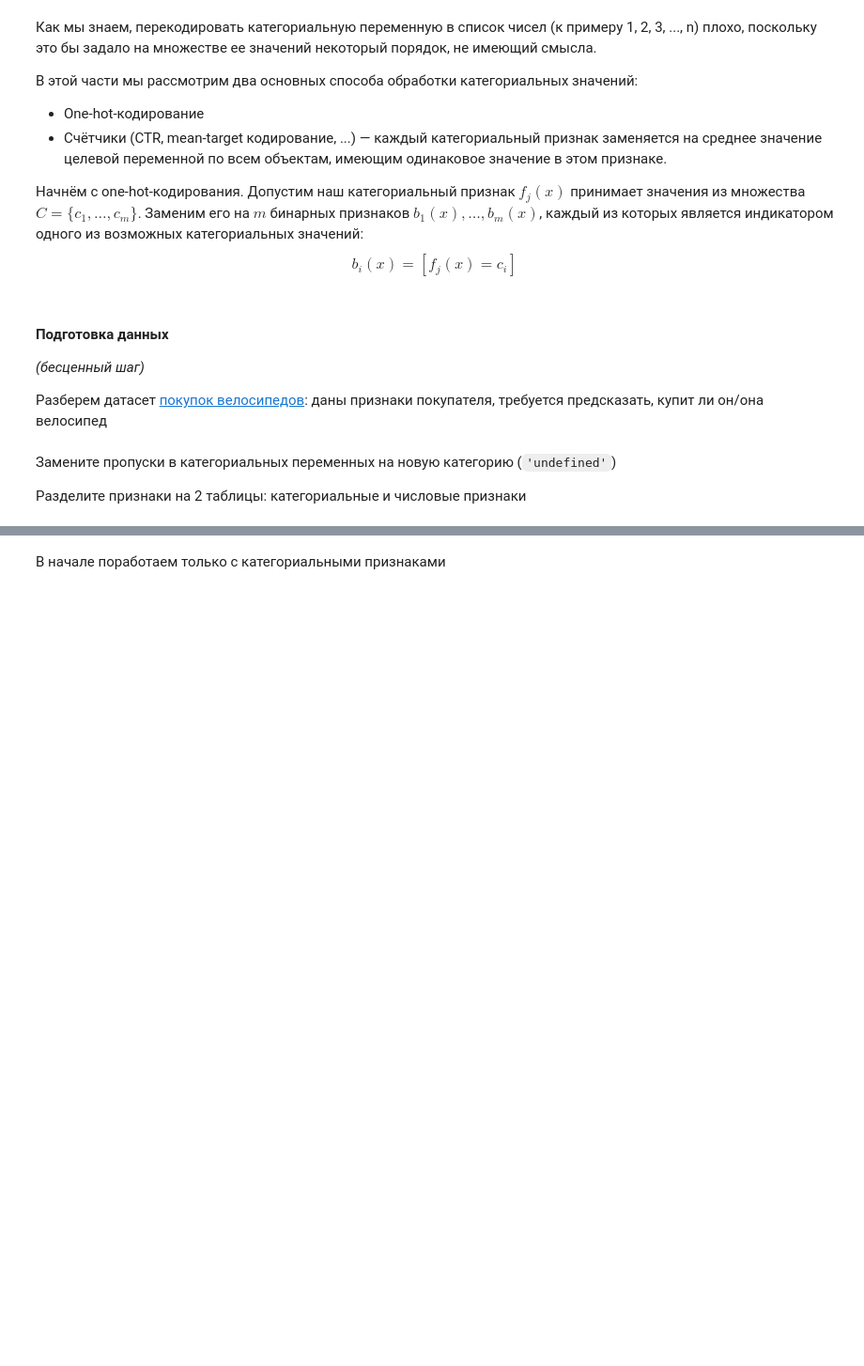
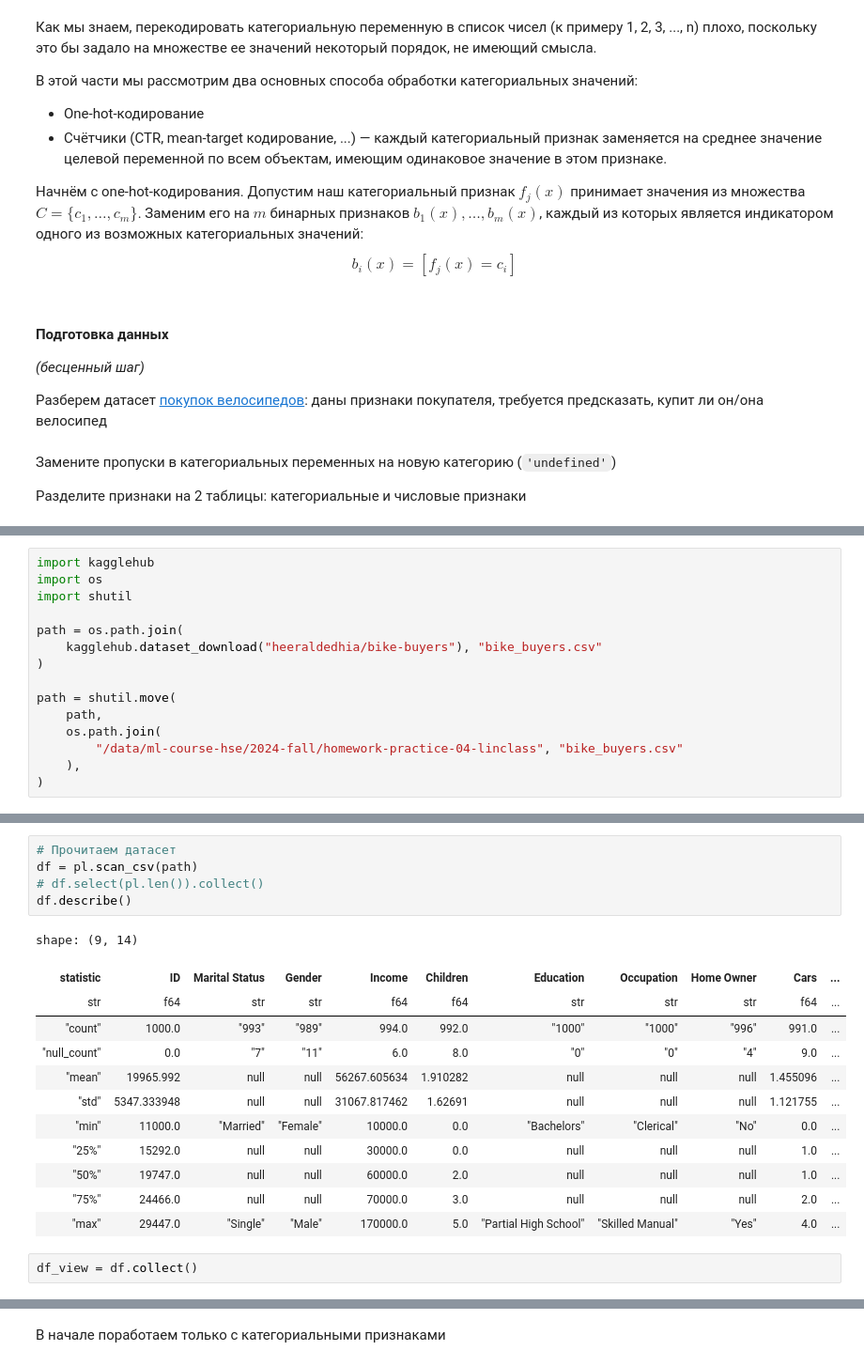
Before and after one commit to Flomastruk/ml-course-hse, a Jupyter notebook: 2024-fall/homework-practice/homework_practice_04_linclass_sol.ipynb, the cells around one changed output, grey strips where cells are left out. Shown: that part at 94% size. Drawn from its saved outputs; the diff is of its cells as text; blank space fills up the shorter version.

Commit message:
Continue homework_practice_04_linclass

```diff
--- a/2024-fall/homework-practice/homework_practice_04_linclass_sol.ipynb
+++ b/2024-fall/homework-practice/homework_practice_04_linclass_sol.ipynb
@@ -602,0 +516,15 @@ X_categorical = # your code here
+# %%
+import kagglehub
+import os
+import shutil
+
+path = os.path.join(
+    kagglehub.dataset_download("heeraldedhia/bike-buyers"), "bike_buyers.csv"
+)
+
+path = shutil.move(
+    path,
+    os.path.join(
+        "/data/ml-course-hse/2024-fall/homework-practice-04-linclass", "bike_buyers.csv"
+    ),
+)
@@ -602,0 +534,20 @@ X_categorical = # your code here
+# %%
+# Прочитаем датасет
+df = pl.scan_csv(path)
+# df.select(pl.len()).collect()
+df.describe()
+# %% [output]
+shape: (9, 14)
+| statistic | ID | Marital Status | Gender | Income | Children | Education | Occupation | Home Owner | Cars | ... |
+| str | f64 | str | str | f64 | f64 | str | str | str | f64 | ... |
+| "count" | 1000.0 | "993" | "989" | 994.0 | 992.0 | "1000" | "1000" | "996" | 991.0 | ... |
+| "null_count" | 0.0 | "7" | "11" | 6.0 | 8.0 | "0" | "0" | "4" | 9.0 | ... |
+| "mean" | 19965.992 | null | null | 56267.605634 | 1.910282 | null | null | null | 1.455096 | ... |
+| "std" | 5347.333948 | null | null | 31067.817462 | 1.62691 | null | null | null | 1.121755 | ... |
+| "min" | 11000.0 | "Married" | "Female" | 10000.0 | 0.0 | "Bachelors" | "Clerical" | "No" | 0.0 | ... |
+| "25%" | 15292.0 | null | null | 30000.0 | 0.0 | null | null | null | 1.0 | ... |
+| "50%" | 19747.0 | null | null | 60000.0 | 2.0 | null | null | null | 1.0 | ... |
+| "75%" | 24466.0 | null | null | 70000.0 | 3.0 | null | null | null | 2.0 | ... |
+| "max" | 29447.0 | "Single" | "Male" | 170000.0 | 5.0 | "Partial High School" | "Skilled Manual" | "Yes" | 4.0 | ... |
+# %%
+df_view = df.collect()
```
Also changed, not shown: parts of 65 cells of this notebook, 1 other file.
